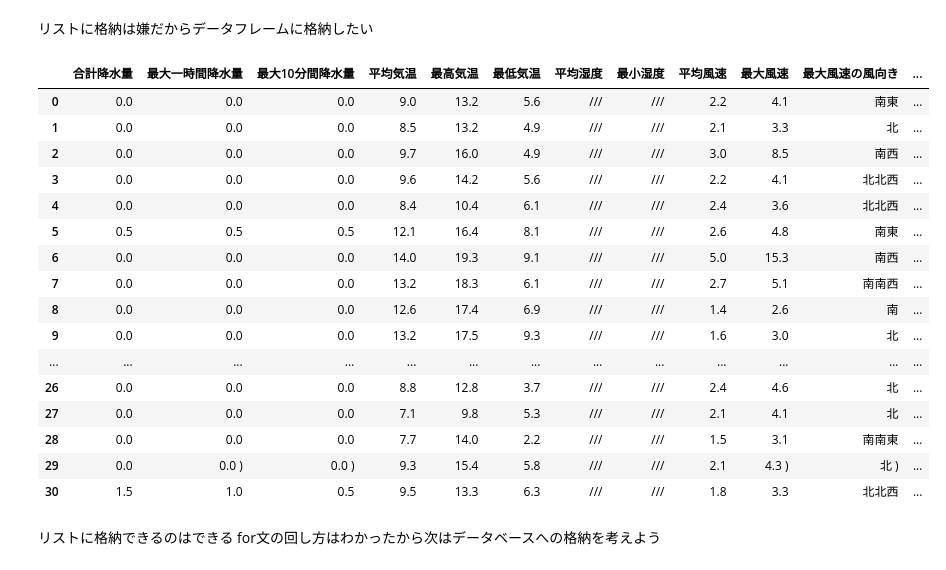
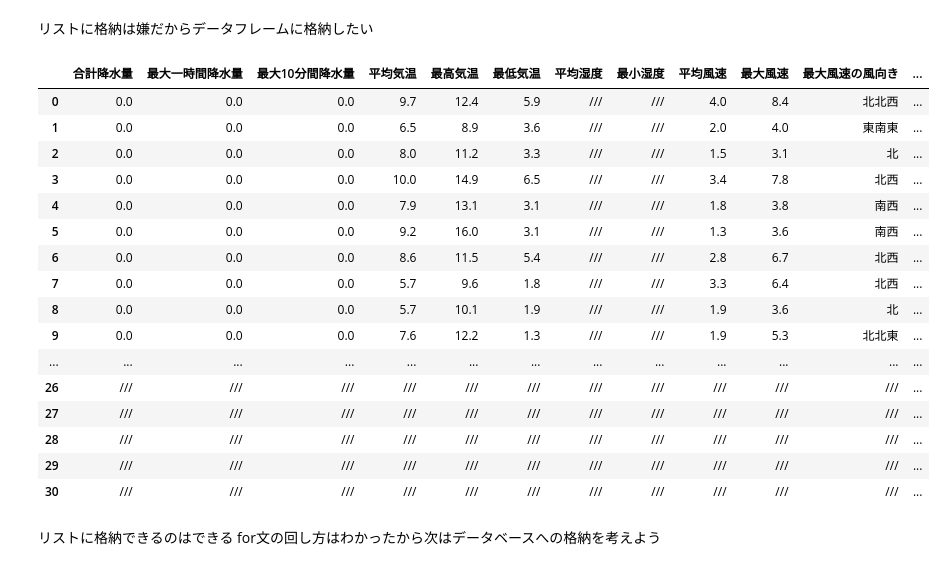
Before and after one commit to Takahashi-Kaisei/DsPro_weather_behavior, a Jupyter notebook: weather_behavior.ipynb, the cells around one changed output. Drawn from its saved outputs; the diff is of its cells as text; code cells hidden in the pictures.

```diff
--- a/weather_behavior.ipynb
+++ b/weather_behavior.ipynb
@@ -7,8 +7,8 @@ import pandas as pd
 import numpy as np
 import sqlite3
 # %%
-y = 2023
-m = 12
+y = 2024
+m = 1
 url = f'https://www.data.jma.go.jp/obd/stats/etrn/view/daily_a1.php?prec_no=44&block_no=0370&year={y}&month={m}'
 r = requests.get(url)
 # %%
@@ -62,5 +62,22 @@ data
  '///',
  '///']
+# %%
+def day_num_count(y, m):
+    if m in [1, 3, 5, 7, 8, 10, 12]:
+        day_num = 31
+    elif m in [4, 6, 9, 11]:
+        day_num = 30
+    elif m == 2:
+        if y % 400 == 0:
+            day_num = 29
+        elif y % 100 == 0:
+            day_num = 28
+        elif y % 4 == 0:
+            day_num = 29
+        else:
+            day_num = 28
+
+    return day_num
 # %% [markdown]
 リストに格納は嫌だからデータフレームに格納したい
 # %%
@@ -70,48 +87,49 @@ data = []
 for i in tags3:
     data.append(i.string)
 
+day_num_count(y, m)
+
 final_list = []
-day_num = 31
 final_list = np.array_split(data, day_num) #31日だから31ずつに区切ればいい
 
 # データフレームに変換する
 df = pd.DataFrame(final_list, columns=[
     "合計降水量",
     "最大一時間降水量",
     "最大10分間降水量",
     "平均気温",
     "最高気温",
     "最低気温",
     "平均湿度",
     "最小湿度",
     "平均風速",
     "最大風速",
     "最大風速の風向き",
     "最大瞬間風速",
     "最大瞬間風速の風向き",
     "最多風向き",
     "日照時間",
     "降雪の深さの合計",
     "最深積雪"
     ])
 
 df
 # %% [output]
 |  | 合計降水量 | 最大一時間降水量 | 最大10分間降水量 | 平均気温 | 最高気温 | 最低気温 | 平均湿度 | 最小湿度 | 平均風速 | 最大風速 | 最大風速の風向き | ... |
-| 0 | 0.0 | 0.0 | 0.0 | 9.0 | 13.2 | 5.6 | /// | /// | 2.2 | 4.1 | 南東 | ... |
-| 1 | 0.0 | 0.0 | 0.0 | 8.5 | 13.2 | 4.9 | /// | /// | 2.1 | 3.3 | 北 | ... |
-| 2 | 0.0 | 0.0 | 0.0 | 9.7 | 16.0 | 4.9 | /// | /// | 3.0 | 8.5 | 南西 | ... |
-| 3 | 0.0 | 0.0 | 0.0 | 9.6 | 14.2 | 5.6 | /// | /// | 2.2 | 4.1 | 北北西 | ... |
-| 4 | 0.0 | 0.0 | 0.0 | 8.4 | 10.4 | 6.1 | /// | /// | 2.4 | 3.6 | 北北西 | ... |
-| 5 | 0.5 | 0.5 | 0.5 | 12.1 | 16.4 | 8.1 | /// | /// | 2.6 | 4.8 | 南東 | ... |
-| 6 | 0.0 | 0.0 | 0.0 | 14.0 | 19.3 | 9.1 | /// | /// | 5.0 | 15.3 | 南西 | ... |
-| 7 | 0.0 | 0.0 | 0.0 | 13.2 | 18.3 | 6.1 | /// | /// | 2.7 | 5.1 | 南南西 | ... |
-| 8 | 0.0 | 0.0 | 0.0 | 12.6 | 17.4 | 6.9 | /// | /// | 1.4 | 2.6 | 南 | ... |
-| 9 | 0.0 | 0.0 | 0.0 | 13.2 | 17.5 | 9.3 | /// | /// | 1.6 | 3.0 | 北 | ... |
+| 0 | 0.0 | 0.0 | 0.0 | 9.7 | 12.4 | 5.9 | /// | /// | 4.0 | 8.4 | 北北西 | ... |
+| 1 | 0.0 | 0.0 | 0.0 | 6.5 | 8.9 | 3.6 | /// | /// | 2.0 | 4.0 | 東南東 | ... |
+| 2 | 0.0 | 0.0 | 0.0 | 8.0 | 11.2 | 3.3 | /// | /// | 1.5 | 3.1 | 北 | ... |
+| 3 | 0.0 | 0.0 | 0.0 | 10.0 | 14.9 | 6.5 | /// | /// | 3.4 | 7.8 | 北西 | ... |
+| 4 | 0.0 | 0.0 | 0.0 | 7.9 | 13.1 | 3.1 | /// | /// | 1.8 | 3.8 | 南西 | ... |
+| 5 | 0.0 | 0.0 | 0.0 | 9.2 | 16.0 | 3.1 | /// | /// | 1.3 | 3.6 | 南西 | ... |
+| 6 | 0.0 | 0.0 | 0.0 | 8.6 | 11.5 | 5.4 | /// | /// | 2.8 | 6.7 | 北西 | ... |
+| 7 | 0.0 | 0.0 | 0.0 | 5.7 | 9.6 | 1.8 | /// | /// | 3.3 | 6.4 | 北西 | ... |
+| 8 | 0.0 | 0.0 | 0.0 | 5.7 | 10.1 | 1.9 | /// | /// | 1.9 | 3.6 | 北 | ... |
+| 9 | 0.0 | 0.0 | 0.0 | 7.6 | 12.2 | 1.3 | /// | /// | 1.9 | 5.3 | 北北東 | ... |
 | ... | ... | ... | ... | ... | ... | ... | ... | ... | ... | ... | ... | ... |
-| 26 | 0.0 | 0.0 | 0.0 | 8.8 | 12.8 | 3.7 | /// | /// | 2.4 | 4.6 | 北 | ... |
-| 27 | 0.0 | 0.0 | 0.0 | 7.1 | 9.8 | 5.3 | /// | /// | 2.1 | 4.1 | 北 | ... |
-| 28 | 0.0 | 0.0 | 0.0 | 7.7 | 14.0 | 2.2 | /// | /// | 1.5 | 3.1 | 南南東 | ... |
-| 29 | 0.0 | 0.0 ) | 0.0 ) | 9.3 | 15.4 | 5.8 | /// | /// | 2.1 | 4.3 ) | 北 ) | ... |
-| 30 | 1.5 | 1.0 | 0.5 | 9.5 | 13.3 | 6.3 | /// | /// | 1.8 | 3.3 | 北北西 | ... |
+| 26 | /// | /// | /// | /// | /// | /// | /// | /// | /// | /// | /// | ... |
+| 27 | /// | /// | /// | /// | /// | /// | /// | /// | /// | /// | /// | ... |
+| 28 | /// | /// | /// | /// | /// | /// | /// | /// | /// | /// | /// | ... |
+| 29 | /// | /// | /// | /// | /// | /// | /// | /// | /// | /// | /// | ... |
+| 30 | /// | /// | /// | /// | /// | /// | /// | /// | /// | /// | /// | ... |
 # %%
```
Also changed, not shown: parts of 8 cells of this notebook, 1 other file.
